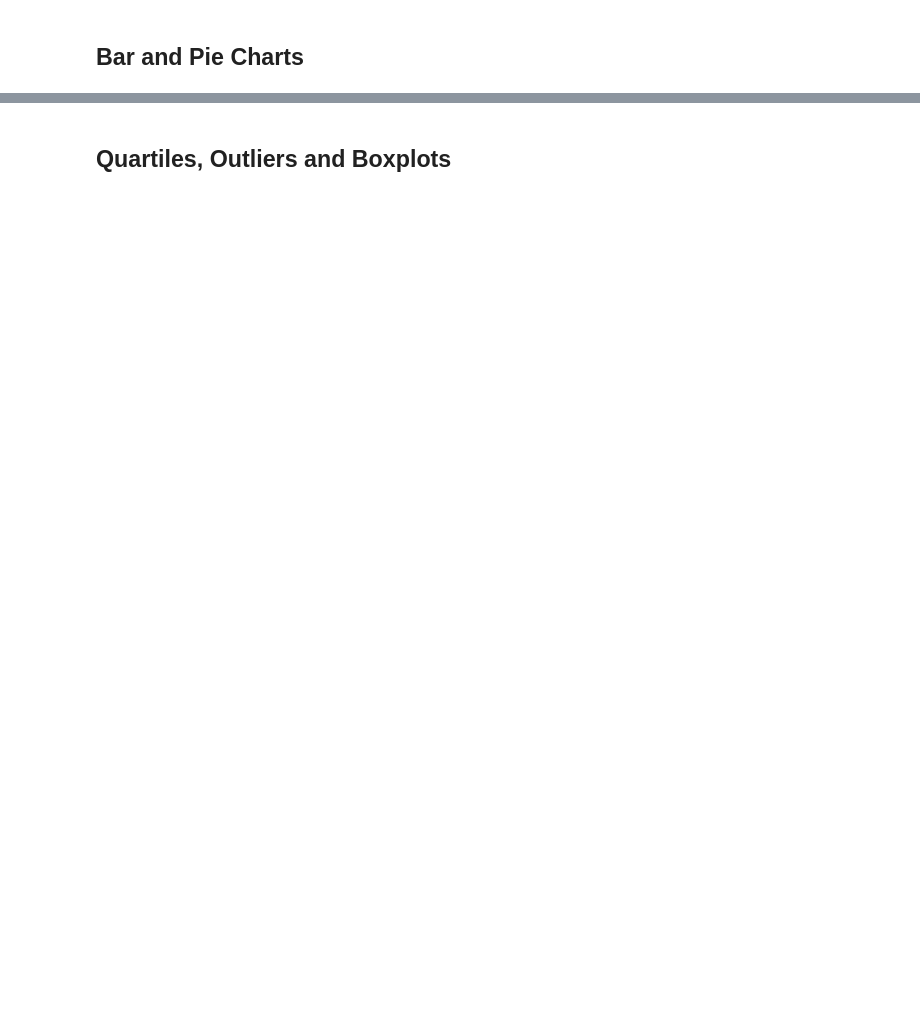
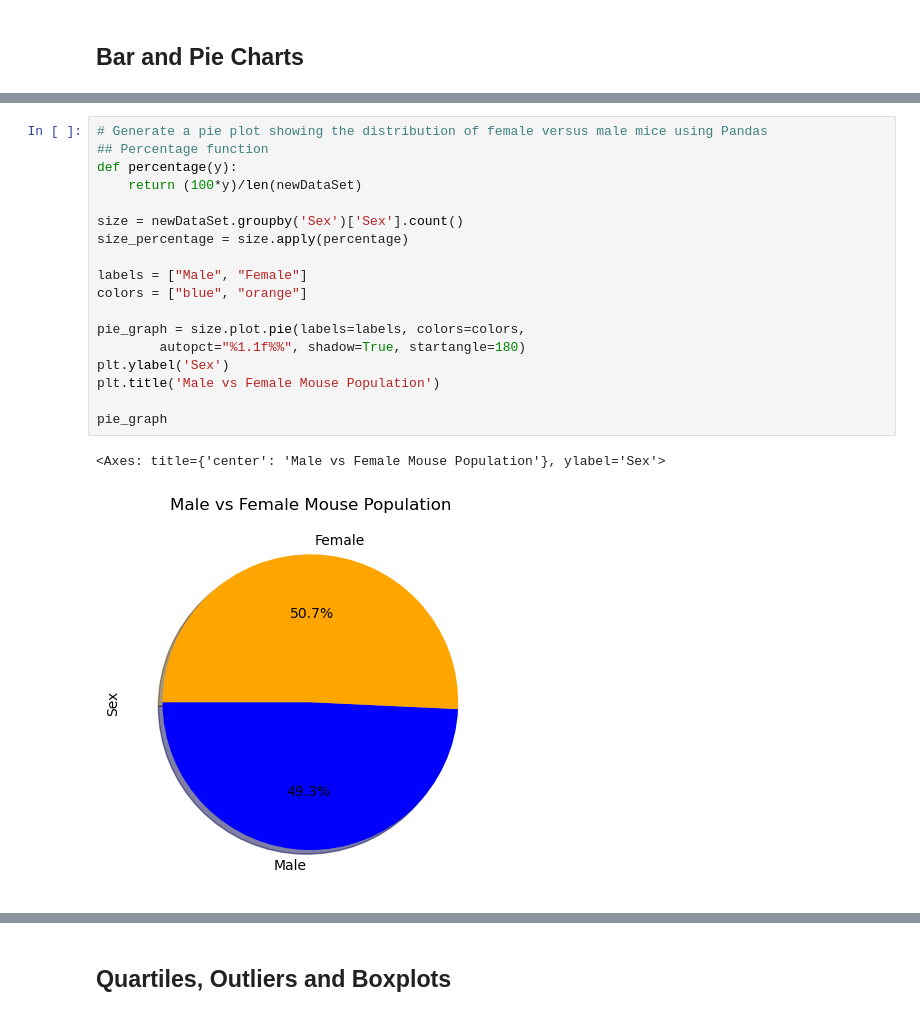
Before and after one commit to jfm0570/Pymaceuticals, a Jupyter notebook: pymaceuticals_starter.ipynb, the cells around one changed output, grey strips where cells are left out. Cells and saved outputs as stored; diff of their text form; blank space fills up the shorter version.

```diff
--- a/pymaceuticals_starter.ipynb
+++ b/pymaceuticals_starter.ipynb
@@ -155,0 +232,21 @@ Number of mice in merged data: 249
+# %%
+# Generate a pie plot showing the distribution of female versus male mice using Pandas
+## Percentage function
+def percentage(y):
+    return (100*y)/len(newDataSet)
+
+size = newDataSet.groupby('Sex')['Sex'].count()
+size_percentage = size.apply(percentage)
+
+labels = ["Male", "Female"]
+colors = ["blue", "orange"]
+
+pie_graph = size.plot.pie(labels=labels, colors=colors,
+        autopct="%1.1f%%", shadow=True, startangle=180)
+plt.ylabel('Sex')
+plt.title('Male vs Female Mouse Population')
+
+pie_graph
+# %% [output]
+<Axes: title={'center': 'Male vs Female Mouse Population'}, ylabel='Sex'>
+[figure, added]
```
Also changed, not shown: parts of 17 cells of this notebook, 2 other files.
